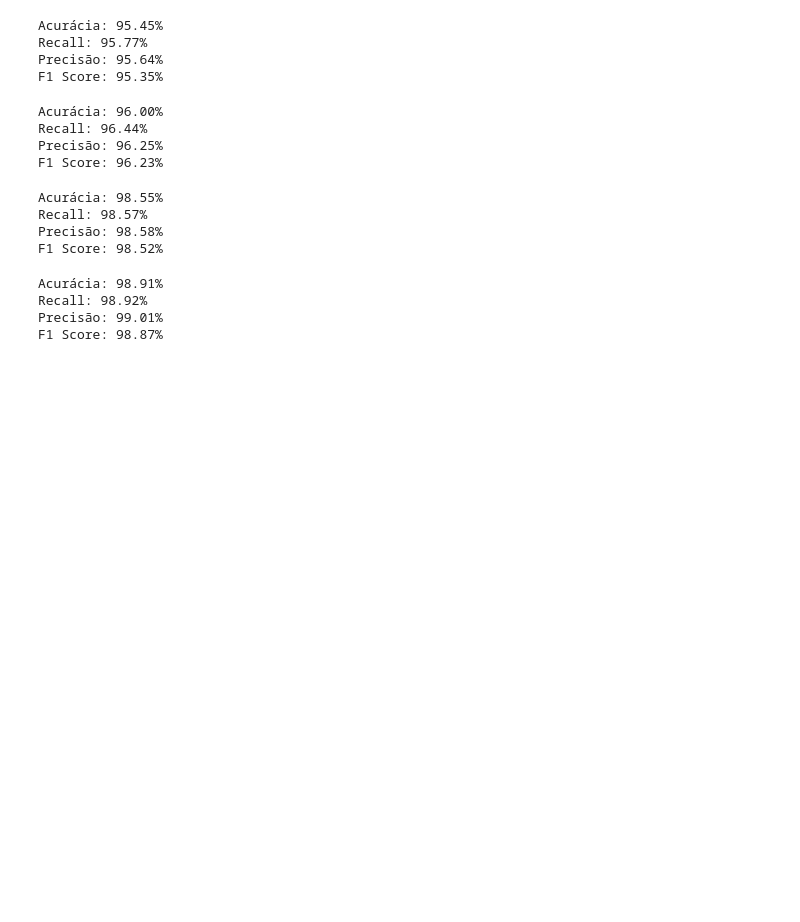
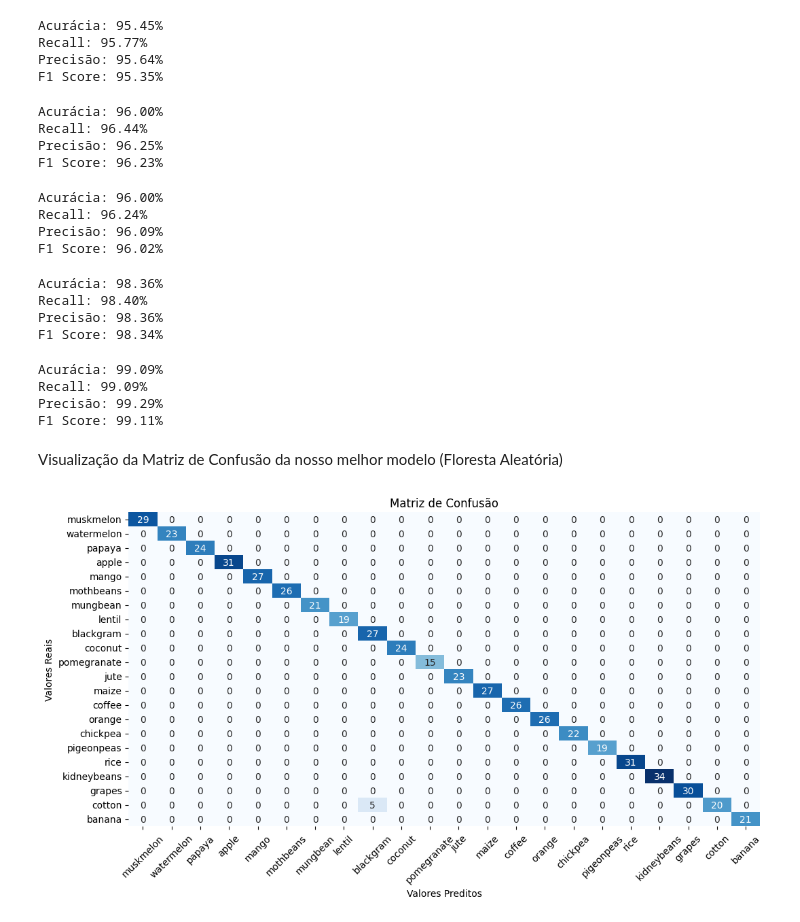
Before and after one commit to DiogoBotton/Machine_Learning_Training_Learn, a Jupyter notebook: Fiap_Cap14_Treinamento_ML/Atividade/Tecnica_Aprendizado_Maquina.ipynb, the cells around one changed output. Saved outputs shown, nothing was run; the diff lists cells and outputs as text; code cells hidden in the pictures; blank space fills up the shorter version.

```diff
--- a/Fiap_Cap14_Treinamento_ML/Atividade/Tecnica_Aprendizado_Maquina.ipynb
+++ b/Fiap_Cap14_Treinamento_ML/Atividade/Tecnica_Aprendizado_Maquina.ipynb
@@ -332,6 +332,32 @@ Acurácia: 96.00%
 Recall: 96.44%
 Precisão: 96.25%
 F1 Score: 96.23%
+# %%
+# Regressão Logística
+from sklearn.linear_model import LogisticRegression
+
+logReg = LogisticRegression()
+
+logReg.fit(X_train_scaled, y_train)
+
+logReg_predict = logReg.predict(X_test_scaled)
+
+accuracy = accuracy_score(y_test, logReg_predict)
+print(f'Acurácia: {accuracy*100:.2f}%')
+
+recall = recall_score(y_test, logReg_predict, average='macro')
+print(f'Recall: {recall*100:.2f}%')
+
+precision = precision_score(y_test, logReg_predict, average='macro')
+print(f'Precisão: {precision*100:.2f}%')
+
+f1_score_ = f1_score(y_test, logReg_predict, average='macro')
+print(f'F1 Score: {f1_score_*100:.2f}%')
+# %% [output]
+Acurácia: 96.00%
+Recall: 96.24%
+Precisão: 96.09%
+F1 Score: 96.02%
 # %%
 # Árvore de Decisão
 from sklearn.tree import DecisionTreeClassifier
@@ -356,10 +382,10 @@ print(f'Precisão: {precision*100:.2f}%')
 f1_score_ = f1_score(y_test, dt_predict, average='macro')
 print(f'F1 Score: {f1_score_*100:.2f}%')
 # %% [output]
-Acurácia: 98.55%
-Recall: 98.57%
-Precisão: 98.58%
-F1 Score: 98.52%
+Acurácia: 98.36%
+Recall: 98.40%
+Precisão: 98.36%
+F1 Score: 98.34%
 # %%
 # Floresta Aleatória
 from sklearn.ensemble import RandomForestClassifier
@@ -383,9 +409,27 @@ print(f'Precisão: {precision*100:.2f}%')
 
 f1_score_ = f1_score(y_test, rf_predict, average='macro')
 print(f'F1 Score: {f1_score_*100:.2f}%')
-# TODO: Fazer gráfico de matriz de confusão
 # %% [output]
-Acurácia: 98.91%
-Recall: 98.92%
-Precisão: 99.01%
-F1 Score: 98.87%
+Acurácia: 99.09%
+Recall: 99.09%
+Precisão: 99.29%
+F1 Score: 99.11%
+# %% [markdown]
+Visualização da Matriz de Confusão da nosso melhor modelo (Floresta Aleatória)
+# %%
+from sklearn.metrics import confusion_matrix
+
+cm = confusion_matrix(y_test, rf_predict)
+
+labels = pd.unique(y_test)
+
+plt.figure(figsize=(12,6))
+sns.heatmap(cm, annot=True, fmt='d', cmap='Blues', cbar=False,
+            xticklabels=labels, yticklabels=labels)
+plt.xlabel('Valores Preditos')
+plt.ylabel('Valores Reais')
+plt.xticks(rotation=45)
+plt.title('Matriz de Confusão')
+plt.show()
+# %% [output]
+[figure, added]
```
Also changed, not shown: parts of 3 cells of this notebook, 1 other file.
